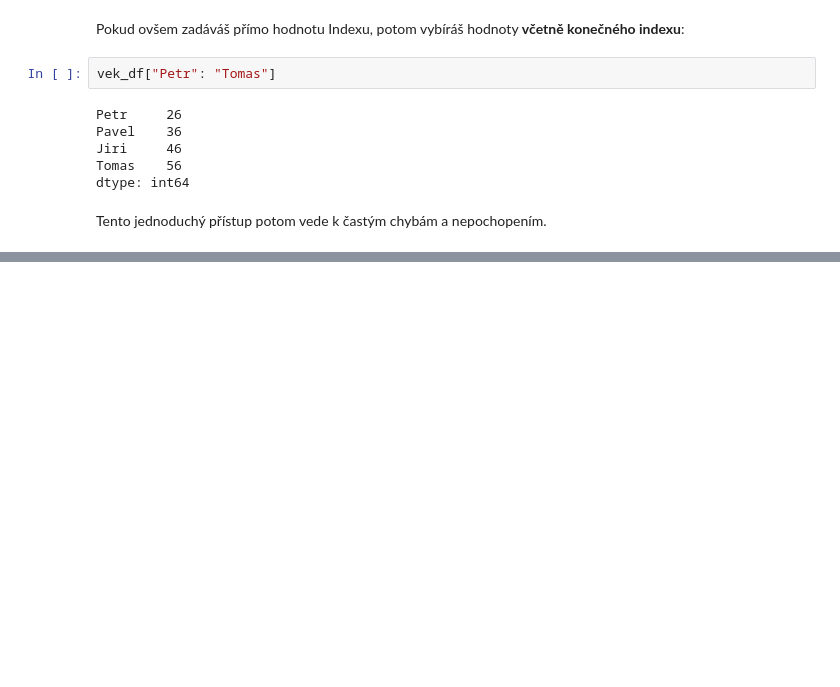
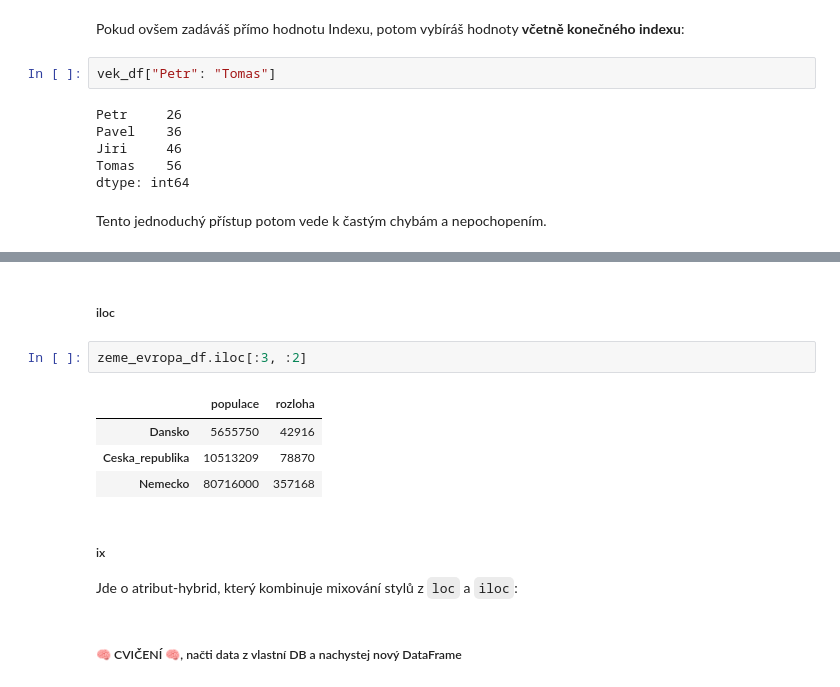
Before and after one commit to Bralor/data-csob-2023, a Jupyter notebook: shared/notebooks/lesson02.ipynb, the cells around one changed output, grey strips where cells are left out. Cells and saved outputs as stored; diff of their text form; blank space fills up the shorter version.

```diff
--- a/shared/notebooks/lesson02.ipynb
+++ b/shared/notebooks/lesson02.ipynb
@@ -723,0 +907,15 @@ Právě protože je indexování a slicing v rámci `Series` matoucí, existují
+# %% [markdown]
+##### iloc
+# %%
+zeme_evropa_df.iloc[:3, :2]
+# %% [output]
+|  | populace | rozloha |
+| Dansko | 5655750 | 42916 |
+| Ceska_republika | 10513209 | 78870 |
+| Nemecko | 80716000 | 357168 |
+# %% [markdown]
+##### ix
+
+Jde o atribut-hybrid, který kombinuje mixování stylů z `loc` a `iloc`:
+# %% [markdown]
+##### 🧠 CVIČENÍ 🧠, načti data z vlastní DB a nachystej nový DataFrame
```
Also changed, not shown: parts of 44 cells of this notebook.
